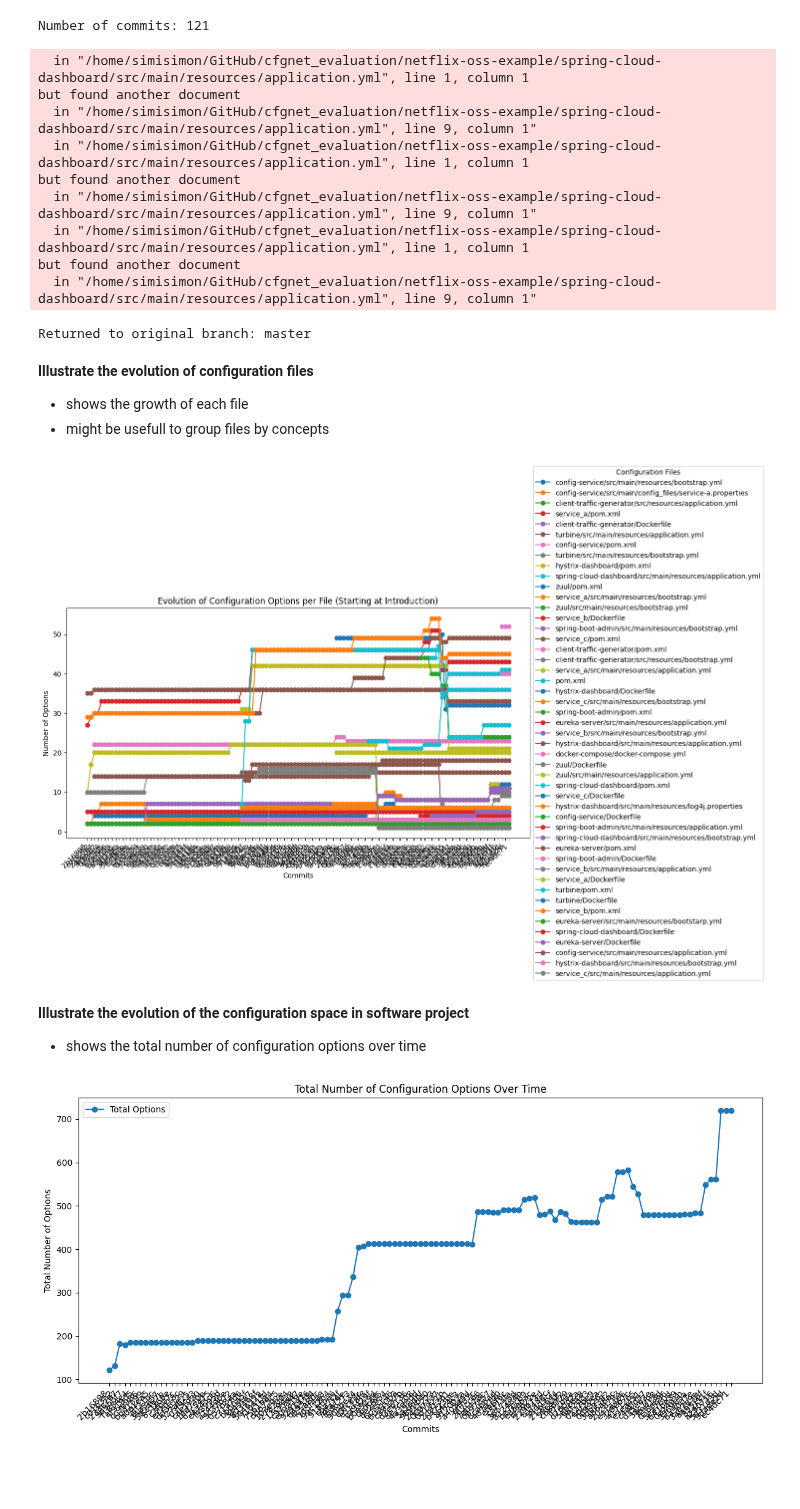
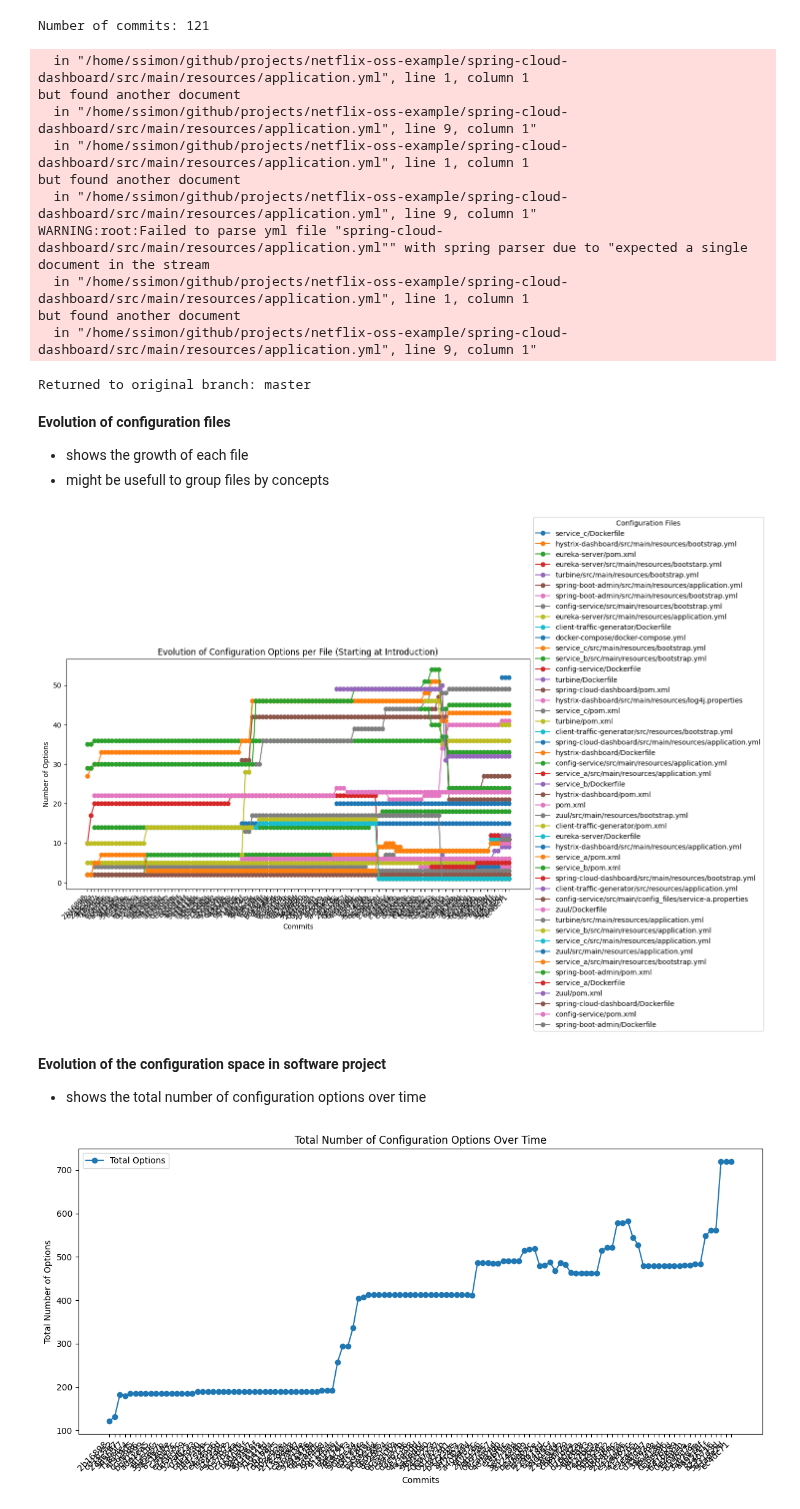
Before and after one commit to simisimon/config-space, a Jupyter notebook: src/analysis.ipynb, the cells around one changed output. Saved outputs shown, nothing was run; the diff lists cells and outputs as text; code cells hidden in the pictures; blank space fills up the shorter version.

```diff
--- a/src/analysis.ipynb
+++ b/src/analysis.ipynb
@@ -48,6 +48,8 @@ def analyze_config_network(repo_path: str):
 
 def analyze_repository(repo_path: str, branch_name: str = "main") -> Dict:
     """Analyze Commit history of repositories and collect stats about the configuration space."""
+
+    project_name = repo_path.split("/")[-1]
 
     repo = git.Repo(repo_path)
 
@@ -143,37 +145,37 @@ def analyze_repository(repo_path: str, branch_name: str = "main") -> Dict:
         repo.git.checkout(latest_commit)
         print(f"Returned to the latest commit: {latest_commit}")
 
-    output_file = ""
+    output_file = f"../data/projects/{project_name}.json"
 
     with open(output_file, "w", encoding="utf-8") as dest:
         json.dump(commit_data, dest, indent=2)
 
-test_repo_path = "/home/simisimon/GitHub/cfgnet_evaluation/netflix-oss-example"
+test_repo_path = "/home/ssimon/github/projects/netflix-oss-example"
 
 analyze_repository(repo_path=test_repo_path, branch_name="master")
 # %% [output]
 Number of commits: 121
-  in "/home/simisimon/GitHub/cfgnet_evaluation/netflix-oss-example/spring-cloud-dashboard/src/main/resources/application.yml", line 1, column 1
+  in "/home/ssimon/github/projects/netflix-oss-example/spring-cloud-dashboard/src/main/resources/application.yml", line 1, column 1
 but found another document
-  in "/home/simisimon/GitHub/cfgnet_evaluation/netflix-oss-example/spring-cloud-dashboard/src/main/resources/application.yml", line 9, column 1"
-  in "/home/simisimon/GitHub/cfgnet_evaluation/netflix-oss-example/spring-cloud-dashboard/src/main/resources/application.yml", line 1, column 1
+  in "/home/ssimon/github/projects/netflix-oss-example/spring-cloud-dashboard/src/main/resources/application.yml", line 9, column 1"
+  in "/home/ssimon/github/projects/netflix-oss-example/spring-cloud-dashboard/src/main/resources/application.yml", line 1, column 1
 but found another document
-  in "/home/simisimon/GitHub/cfgnet_evaluation/netflix-oss-example/spring-cloud-dashboard/src/main/resources/application.yml", line 9, column 1"
-  in "/home/simisimon/GitHub/cfgnet_evaluation/netflix-oss-example/spring-cloud-dashboard/src/main/resources/application.yml", line 1, column 1
+  in "/home/ssimon/github/projects/netflix-oss-example/spring-cloud-dashboard/src/main/resources/application.yml", line 9, column 1"
+WARNING:root:Failed to parse yml file "spring-cloud-dashboard/src/main/resources/application.yml"" with spring parser due to "expected a single document in the stream
+  in "/home/ssimon/github/projects/netflix-oss-example/spring-cloud-dashboard/src/main/resources/application.yml", line 1, column 1
 but found another document
-  in "/home/simisimon/GitHub/cfgnet_evaluation/netflix-oss-example/spring-cloud-dashboard/src/main/resources/application.yml", line 9, column 1"
+  in "/home/ssimon/github/projects/netflix-oss-example/spring-cloud-dashboard/src/main/resources/application.yml", line 9, column 1"
 Returned to original branch: master
 # %% [markdown]
-**Illustrate the evolution of configuration files**
+**Evolution of configuration files**
 
 - shows the growth of each file
 - might be usefull to group files by concepts
 # %%
 import matplotlib.pyplot as plt
-import pandas as pd
 import json
 
-with open("../data/test_project_data.json", "r", encoding="utf-8") as src:
+with open("../data/projects/netflix-oss-example.json", "r", encoding="utf-8") as src:
     data = json.load(src)
 
 # Extract data for plotting
@@ -198,36 +200,36 @@ file_lines = {file: [None] * len(x_ticks) for file in files}
 
 for file, changes in file_data.items():
     for commit_hash, options in changes:
         index = x_ticks.index(commit_hash)
         file_lines[file][index] = options
 
 # Replace None with previous values for continuity
 for file, options in file_lines.items():
     last_value = None
     for i in range(len(options)):
         if options[i] is None:
             options[i] = last_value
         else:
             last_value = options[i]
 
 shortened_x_ticks = [commit[:7] for commit in x_ticks]
 
 # Re-plot with shortened commit hashes
 plt.figure(figsize=(12, 6))
 for file, options in file_lines.items():
     plt.plot(shortened_x_ticks, options, marker="o", label=file)
 
 plt.xlabel("Commits")
 plt.ylabel("Number of Options")
 plt.title("Evolution of Configuration Options per File (Starting at Introduction)")
 plt.xticks(rotation=45, ha="right")
 plt.legend(title="Configuration Files", loc="center left", bbox_to_anchor=(1, 0.5))
 plt.tight_layout()
 plt.show()
 # %% [output]
-[figure, old version]
+[figure, new version]
 # %% [markdown]
-**Illustrate the evolution of the configuration space in software project**
+**Evolution of the configuration space in software project**
 
 - shows the total number of configuration options over time
 # %%
```
Also changed, not shown: parts of 7 cells of this notebook, 2 other files.
